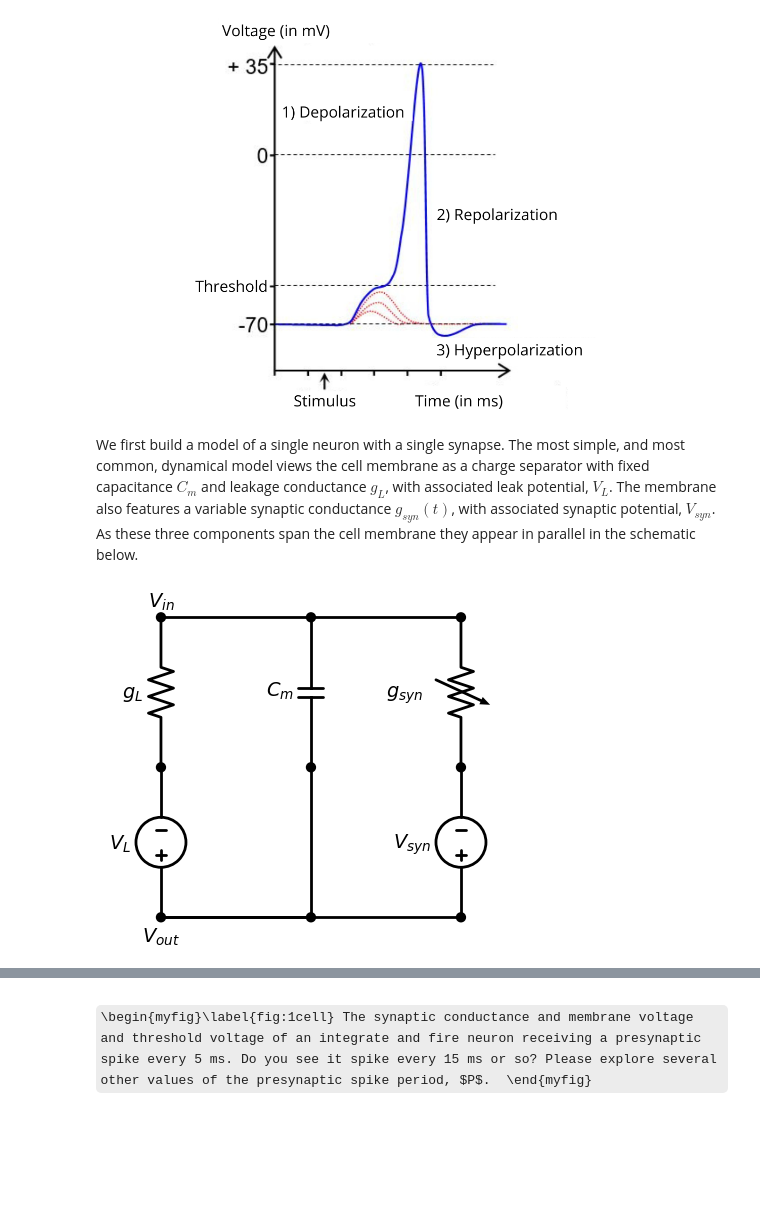
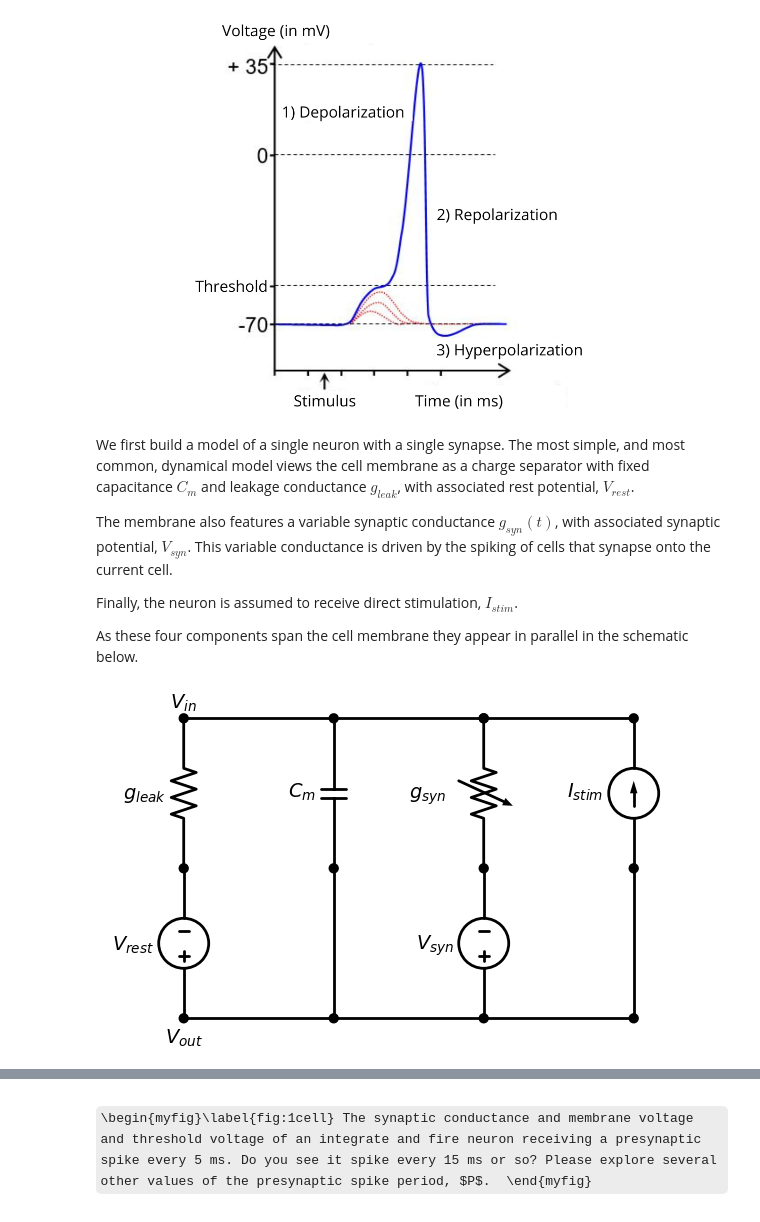
Before and after one commit to steve-cox-LA/EGlove, a Jupyter notebook: TassPlatform.ipynb, the cells around one changed output, grey strips where cells are left out. Cells and saved outputs as stored; diff of their text form; code cells hidden in the pictures; some formulas as TeX source; blank space fills up the shorter version.

```diff
--- a/TassPlatform.ipynb
+++ b/TassPlatform.ipynb
@@ -23,33 +23,45 @@ display(Image(data=image_bytes))
 # %% [output]
 [figure]
 # %% [markdown]
-We first build a model of a single neuron with a single synapse. The most simple, and most common, dynamical model views the cell membrane as a charge separator with fixed capacitance $C_m$ and leakage conductance $g_L$, with associated leak potential, $V_L$. The membrane also features a variable synaptic conductance $g_{syn}(t)$, with associated synaptic potential, $V_{syn}$. As these three components span the cell membrane they appear in parallel in the schematic below.
+We first build a model of a single neuron with a single synapse. The most simple, and most common, dynamical model views the cell membrane as a charge separator with fixed capacitance $C_m$ and leakage conductance $g_{leak}$, with associated rest potential, $V_{rest}$.
+
+The membrane also features a variable synaptic conductance $g_{syn}(t)$, with associated synaptic potential, $V_{syn}$. This variable conductance is driven by the spiking of cells that synapse onto the current cell.
+
+Finally, the neuron is assumed to receive direct stimulation, $I_{stim}$.
+
+As these four components span the cell membrane they appear in parallel in the schematic below.
 # %%
 # single cell circuit model
 
 import schemdraw
 import schemdraw.elements as elm
 
 with schemdraw.Drawing() as d:
 
-    d += (gL := elm.Resistor().down().label('$g_L$').dot().label('$V_{in}$', 'right'))
-    d += (VL := elm.SourceV().down().label('$V_L$').dot().label('$V_{out}$', 'left'))
+    d += (gL := elm.Resistor().down().label('$g_{leak}$').dot().label('$V_{in}$', 'right'))
+    d += (VL := elm.SourceV().down().label('$V_{rest}$').dot().label('$V_{out}$', 'left'))
 
     d += elm.Line().right().dot()
     d += elm.Line().up().dot()
 
     d += (C := elm.Capacitor().up().label('$C_m$').dot())
     d.push()   # save this spot
     d += elm.Line().tox(gL.end).dot()
     d.pop()   # resume
     d += elm.Line().right().dot()
 
     d += (Rvar := elm.ResistorVar().down().label('$g_{syn}$').dot())
     d += (Vsyn := elm.SourceV().down().label('$V_{syn}$').dot())
+    d.push()
+    d += elm.Line().left()
+    d.pop()
 
-    d += elm.Line().tox(VL.start)
+    d += elm.Line().right().dot()
+    d += elm.Line().up().dot()
+    d += (Istim := elm.SourceI().up().label('$I_{stim}$').dot())
+    d += elm.Line().tox(Rvar.end).dot()
 # %% [output]
-[figure, old version]
+[figure, new version]
 # %% [markdown]
 Applying the standard circuit laws results in the differential equation for $V\equiv V_{in}-V_{out}$,
 
```
Also changed, not shown: parts of 19 cells of this notebook.
